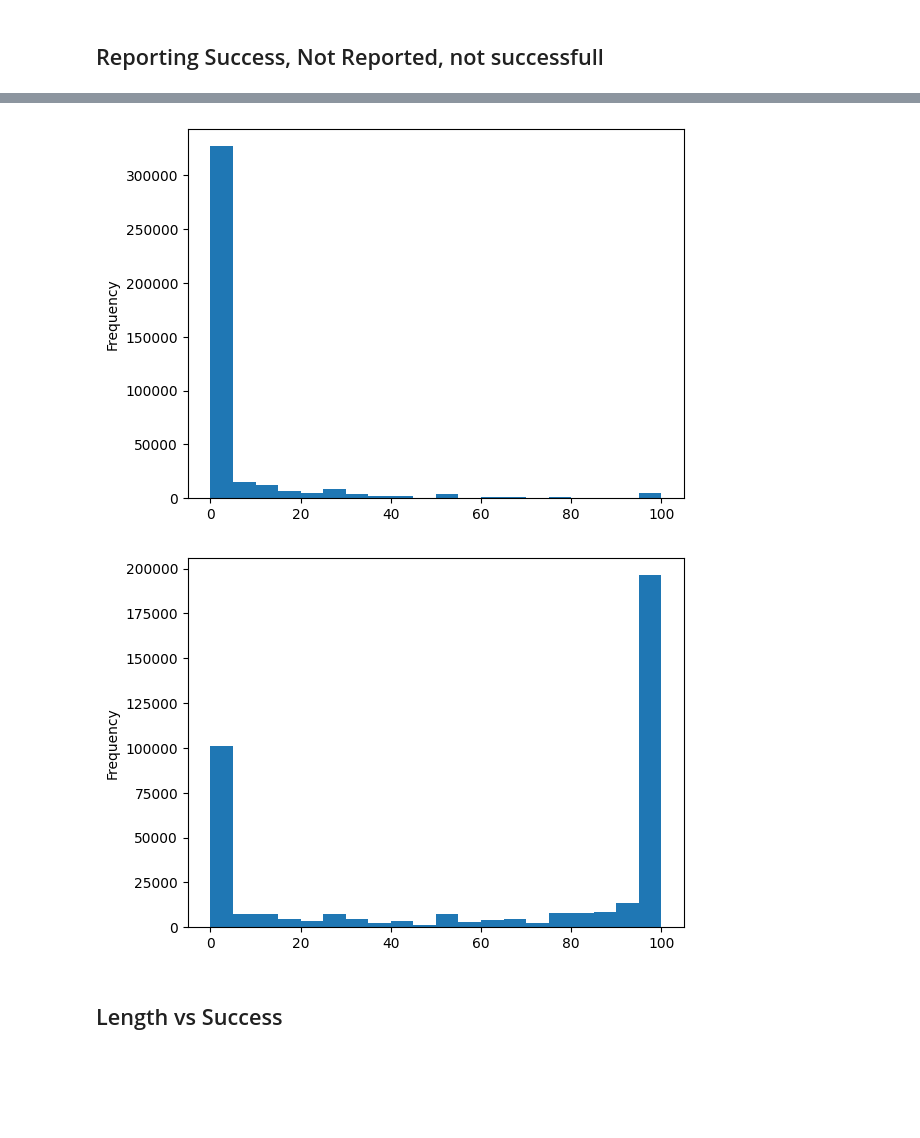
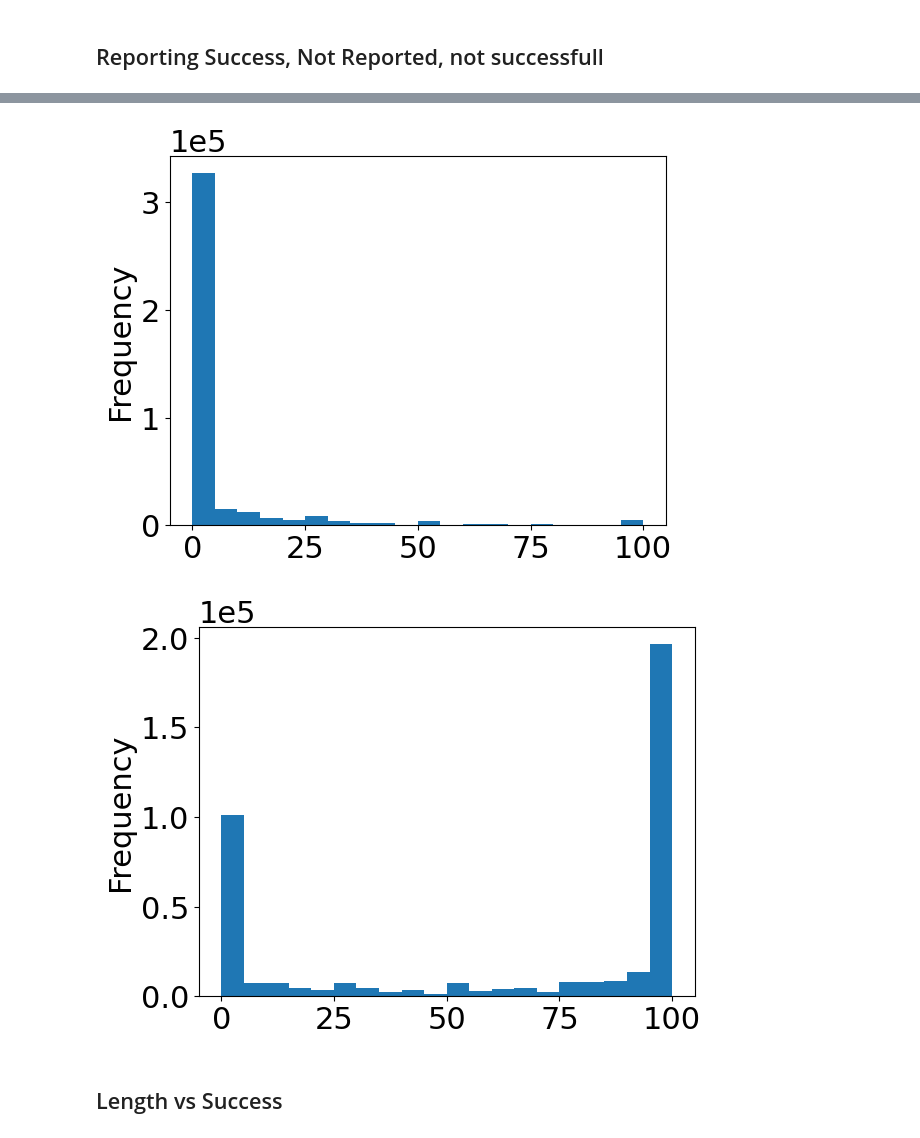
Before and after one commit to Hitkul/Put-Your-Money-Where-Your-Mouth-Is, a Jupyter notebook: analysis/Summary.ipynb, the cells around one changed output, grey strips where cells are left out. Drawn from its saved outputs; the diff is of its cells as text; code cells hidden in the pictures; blank space fills up the shorter version.

Commit message:
new graphs

```diff
--- a/analysis/Summary.ipynb
+++ b/analysis/Summary.ipynb
@@ -1303,0 +1308,2 @@ plt.savefig("../figures/success_dist.pdf",bbox_inches='tight')
+# %%
+plt.rcParams.update({'font.size': 22})
@@ -1304,15 +1317,17 @@ plt.savefig("../figures/success_dist.pdf",bbox_inches='tight')
 # %%
 plt.hist(not_sucessful,bins = [i for i in range(0,101,5)])
 plt.ylabel('Frequency')
+plt.ticklabel_format(axis='y', style='sci', scilimits=(0,0))
 plt.savefig("../figures/not_success_dist.pdf",bbox_inches='tight')
 # %% [output]
-[figure, old version]
+[figure, new version]
 # %%
 plt.hist(not_reported,bins = [i for i in range(0,101,5)])
 plt.ylabel('Frequency')
+plt.ticklabel_format(axis='y', style='sci', scilimits=(0,0))
 plt.savefig("../figures/not_reported_dist.pdf",bbox_inches='tight')
 # %% [output]
-[figure, old version]
+[figure, new version]
 # %% [markdown]
 ## Length vs Success
 # %%
```
Also changed, not shown: parts of 5 cells of this notebook, 2 other files.
